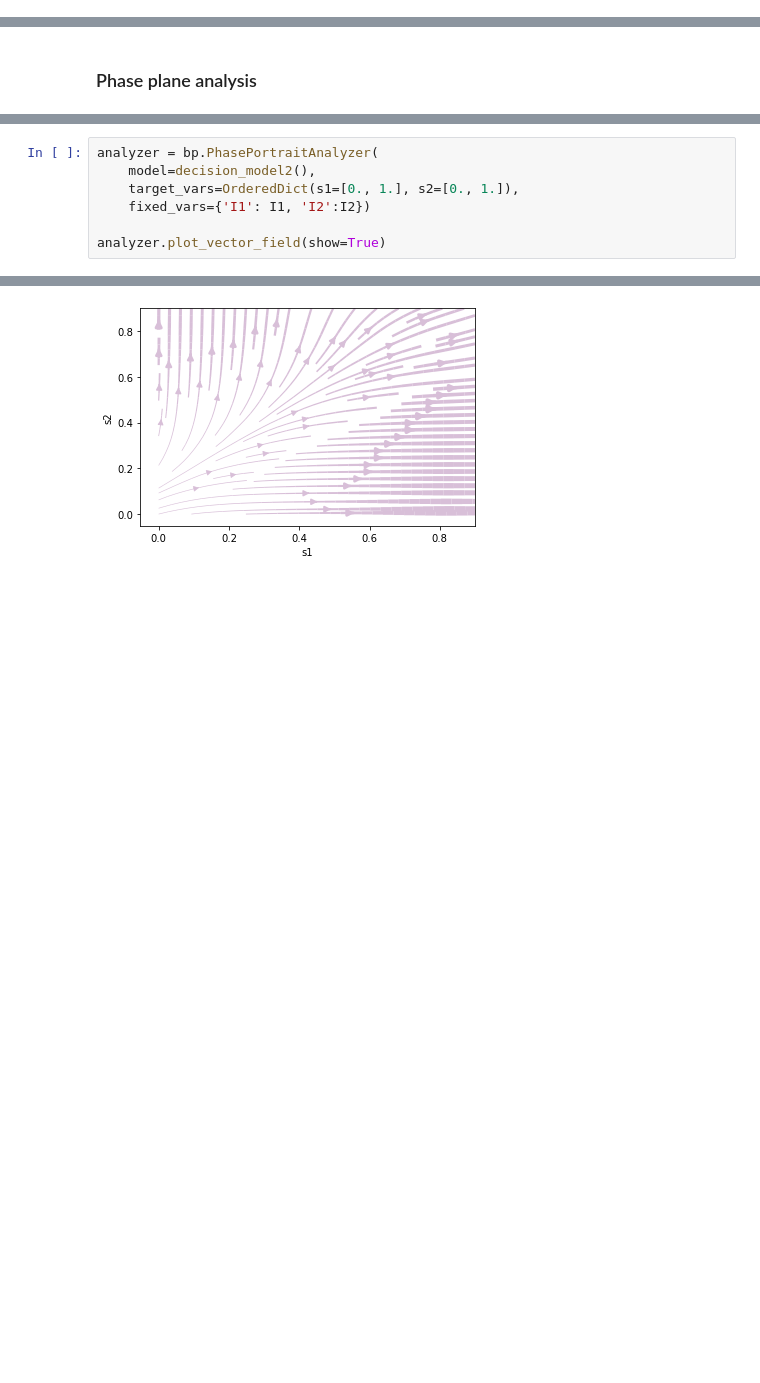
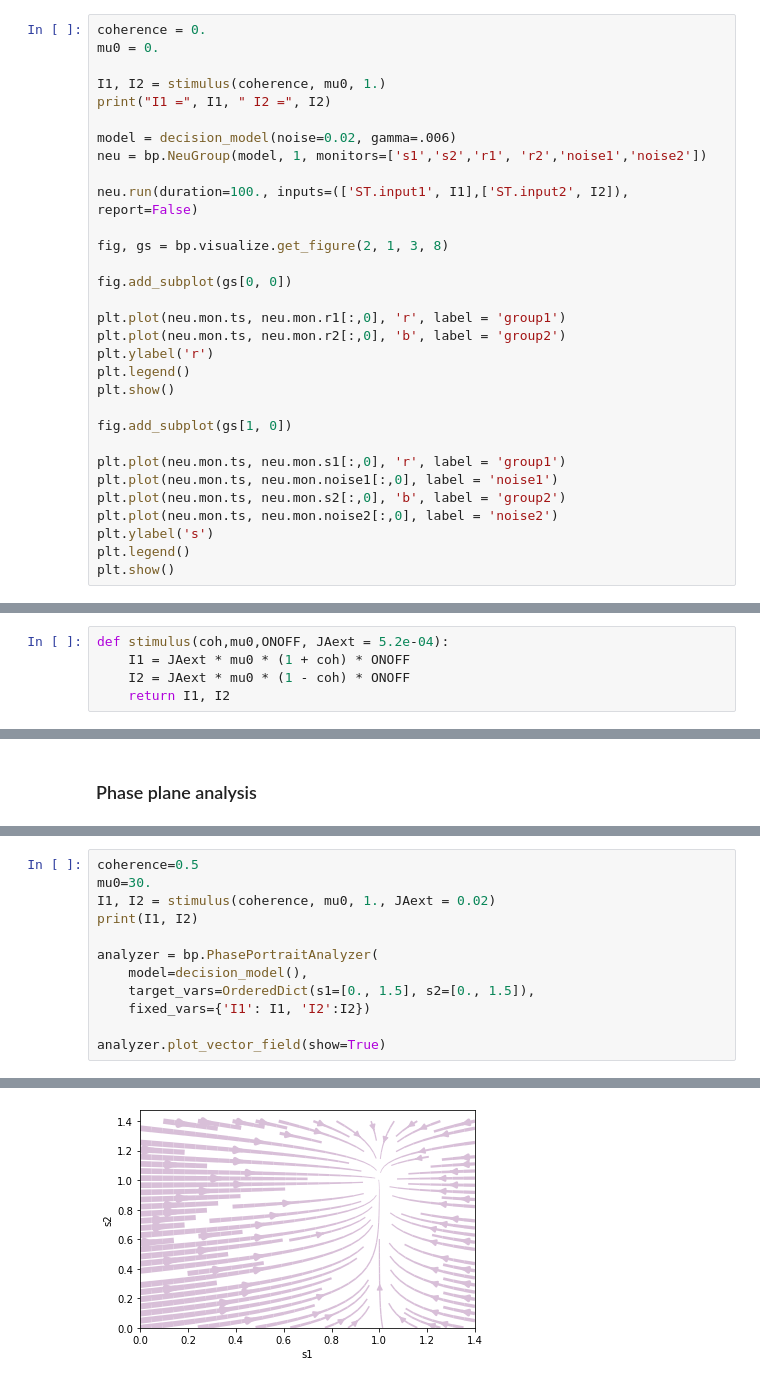
Before and after one commit to quanpeng0/BrainModels, a Jupyter notebook: docs/examples/from_papers/wong_wang_2006_decision.ipynb, the cells around one changed output, grey strips where cells are left out. Cells and saved outputs as stored; diff of their text form; blank space fills up the shorter version.

Commit message:
update decision model

```diff
--- a/docs/examples/from_papers/wong_wang_2006_decision.ipynb
+++ b/docs/examples/from_papers/wong_wang_2006_decision.ipynb
@@ -146,0 +273,31 @@ def decision_model2(coherence=0, tau_s=100., gamma=0.641,
+# %%
+coherence = 0.
+mu0 = 0.
+
+I1, I2 = stimulus(coherence, mu0, 1.)
+print("I1 =", I1, " I2 =", I2)
+
+model = decision_model(noise=0.02, gamma=.006)
+neu = bp.NeuGroup(model, 1, monitors=['s1','s2','r1', 'r2','noise1','noise2'])
+
+neu.run(duration=100., inputs=(['ST.input1', I1],['ST.input2', I2]), report=False)
+
+fig, gs = bp.visualize.get_figure(2, 1, 3, 8)
+
+fig.add_subplot(gs[0, 0])
+
+plt.plot(neu.mon.ts, neu.mon.r1[:,0], 'r', label = 'group1')
+plt.plot(neu.mon.ts, neu.mon.r2[:,0], 'b', label = 'group2')
+plt.ylabel('r')
+plt.legend()
+plt.show()
+
+fig.add_subplot(gs[1, 0])
+
+plt.plot(neu.mon.ts, neu.mon.s1[:,0], 'r', label = 'group1')
+plt.plot(neu.mon.ts, neu.mon.noise1[:,0], label = 'noise1')
+plt.plot(neu.mon.ts, neu.mon.s2[:,0], 'b', label = 'group2')
+plt.plot(neu.mon.ts, neu.mon.noise2[:,0], label = 'noise2')
+plt.ylabel('s')
+plt.legend()
+plt.show()
@@ -155,0 +310,5 @@ coherence = .512               # coherence level (from 0. to 1. => 0% to 100%)
+# %%
+def stimulus(coh,mu0,ONOFF, JAext = 5.2e-04):
+    I1 = JAext * mu0 * (1 + coh) * ONOFF
+    I2 = JAext * mu0 * (1 - coh) * ONOFF
+    return I1, I2
@@ -202,7 +408,12 @@ analyzer.plot_vector_field(show=True)
 # %%
+coherence=0.5
+mu0=30.
+I1, I2 = stimulus(coherence, mu0, 1., JAext = 0.02)
+print(I1, I2)
+
 analyzer = bp.PhasePortraitAnalyzer(
-    model=decision_model2(),
-    target_vars=OrderedDict(s1=[0., 1.], s2=[0., 1.]),
+    model=decision_model(),
+    target_vars=OrderedDict(s1=[0., 1.5], s2=[0., 1.5]),
     fixed_vars={'I1': I1, 'I2':I2})
 
 analyzer.plot_vector_field(show=True)
@@ -210 +422 @@ analyzer.plot_vector_field(show=True)
-[figure, old version]
+[figure, new version]
```
Also changed, not shown: parts of 26 cells of this notebook.
